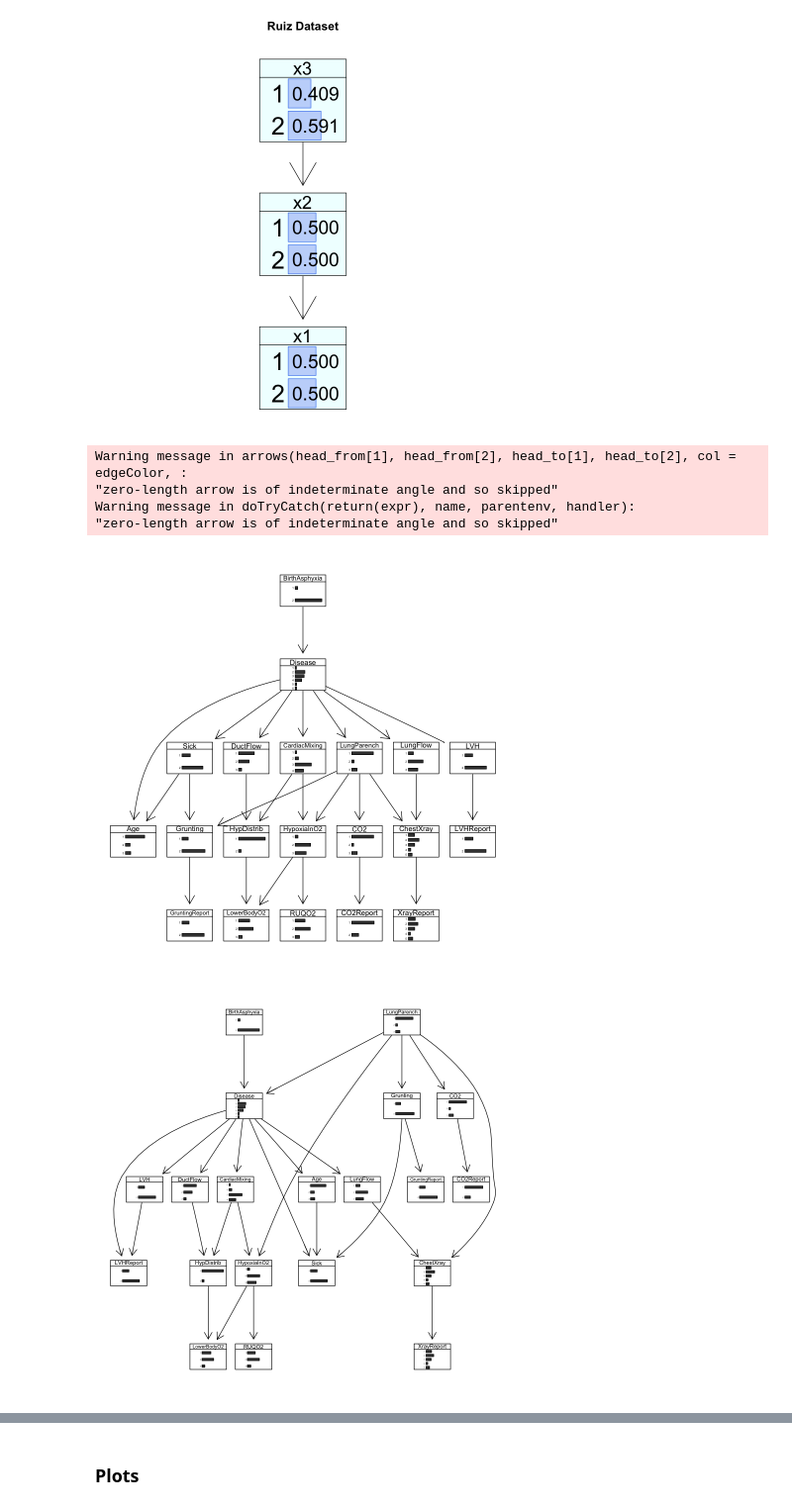
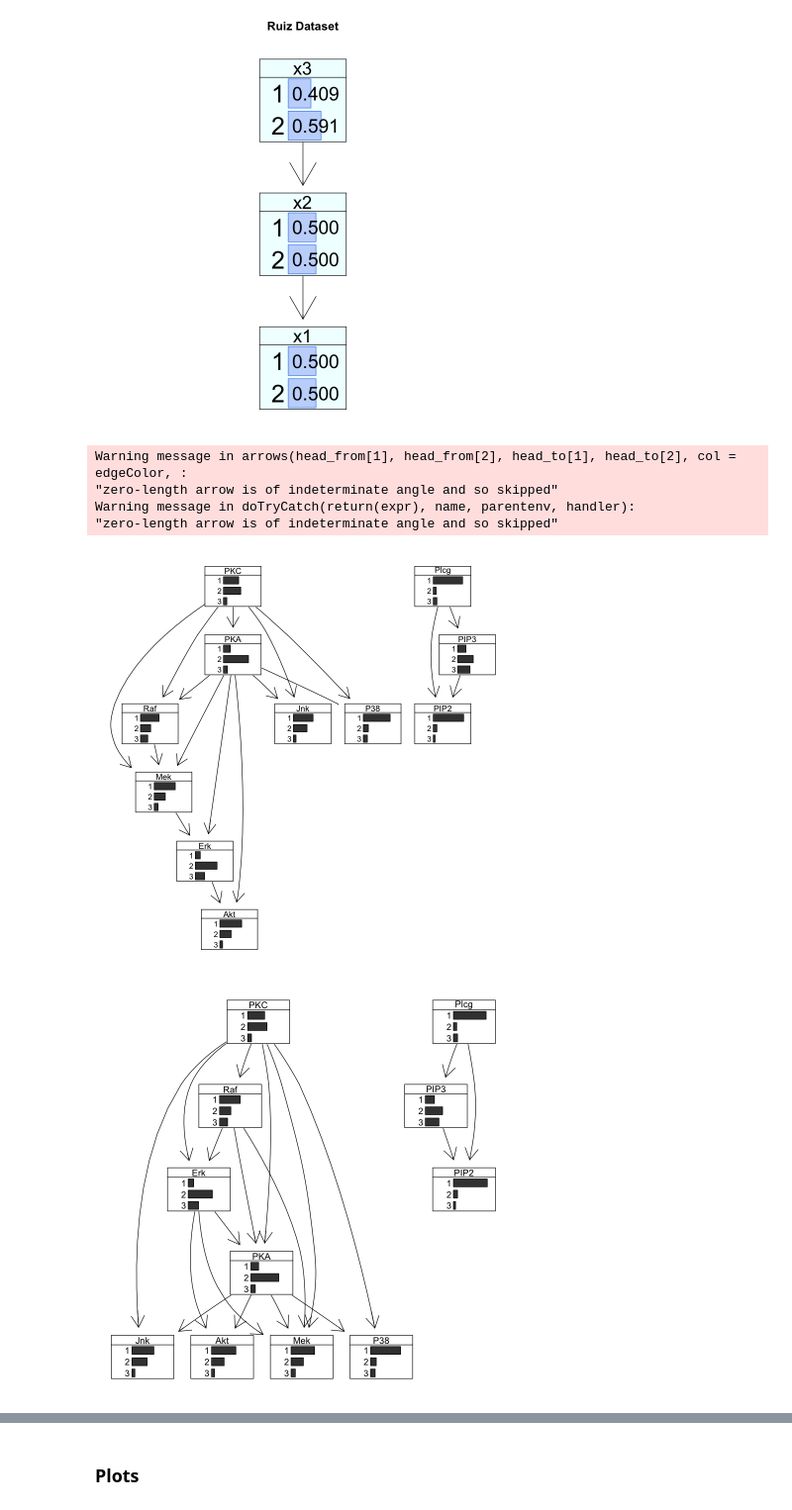
Before and after one commit to filippobezzi/bayesian_networks, a Jupyter notebook: part3_comparison.ipynb, the cells around one changed output, grey strips where cells are left out. Shown: that part at 99% size. Saved outputs shown, nothing was run; the diff lists cells and outputs as text; code cells hidden in the pictures.

```diff
--- a/part3_comparison.ipynb
+++ b/part3_comparison.ipynb
@@ -317,33 +308,31 @@ graphviz.chart(
 [figure]
 [figure]
 # %%
-unloadNamespace("bnstruct")
-library(bnlearn)
-child.true.params <- bn.fit(
-    x=child.true.dag.aligned,
-    data=child_df_fac,
+sachs.true.params <- bn.fit(
+    x=sachs.true.dag,
+    data=sachs_df_fac,
     method="bayes")
-child.k2.params <- bn.fit(
-    x=child_net$dag,
-    data=child_df_fac,
+sachs.k2.params <- bn.fit(
+    x=sachs_net$dag,
+    data=sachs_df_fac,
     method="bayes")
-child.mmhc.params <- bn.fit(
-    x=child_bs_bn,
-    data=child_df_fac,
+sachs.mmhc.params <- bn.fit(
+    x=sachs_bs_bn,
+    data=sachs_df_fac,
     method="bayes")
 bnlearn::graphviz.chart(
-    child.true.params
+    sachs.true.params
 )
 bnlearn::graphviz.chart(
-    child.k2.params
+    sachs.k2.params
 )
 bnlearn::graphviz.chart(
-    child.mmhc.params
+    sachs.mmhc.params
 )
 # %% [output]
 Warning message in arrows(head_from[1], head_from[2], head_to[1], head_to[2], col = edgeColor, :
 "zero-length arrow is of indeterminate angle and so skipped"
 Warning message in doTryCatch(return(expr), name, parentenv, handler):
 "zero-length arrow is of indeterminate angle and so skipped"
-[figure, old version]
+[figure, new version]
-[figure, old version]
+[figure, new version]
```
Also changed, not shown: parts of 21 cells of this notebook, 15 other files.
